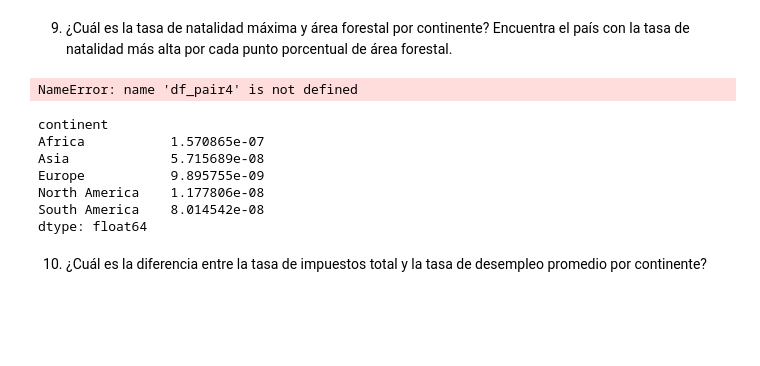
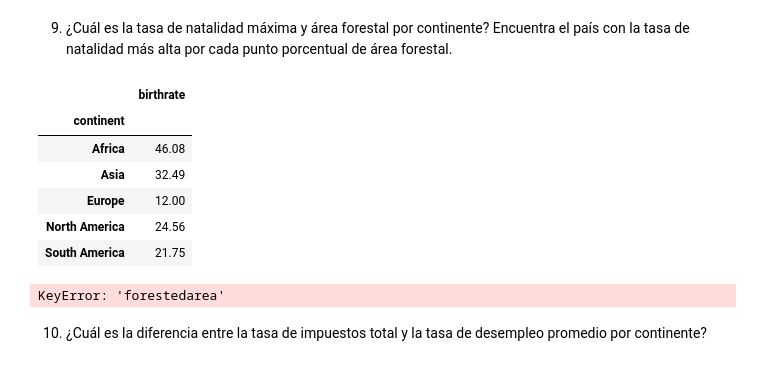
Before and after one commit to BSReguera/Pair-Programming-Modulo-3-Sprint1, a Jupyter notebook: pairprogramming-modulo3-leccion05.ipynb, the cells around one changed output. Saved outputs shown, nothing was run; the diff lists cells and outputs as text; code cells hidden in the pictures; blank space fills up the shorter version.

Commit message:
Review pair 5 and 6

```diff
--- a/pairprogramming-modulo3-leccion05.ipynb
+++ b/pairprogramming-modulo3-leccion05.ipynb
@@ -472,21 +469,26 @@ Index(['unnamed0', 'country', 'density', 'abbreviation', 'agriculturalland',
       dtype='object')
 # %% [markdown]
 9. ¿Cuál es la tasa de natalidad máxima y área forestal por continente? Encuentra el país con la tasa de natalidad más alta por cada punto porcentual de área forestal.
-# %%
-df_conttinent_fertility = df_pair4.groupby(["continent"])[["birth_rate", "forested_area"]].max()
-df_conttinent_fertility
-# %% [output]
-NameError: name 'df_pair4' is not defined
-# %%
-division  = birthrate /ferested_area
-# %% [output]
-continent
-Africa           1.570865e-07
-Asia             5.715689e-08
-Europe           9.895755e-09
-North America    1.177806e-08
-South America    8.014542e-08
-dtype: float64
+# %%
+# Agrupar por continente y encontrar la tasa de natalidad máxima y el área forestal máxima
+continent_fertility = df_pair4.groupby("continent")[["birthrate", "forestedarea"]].max()
+continent_fertility
+# %% [output]
+|  | birthrate |
+| continent |  |
+| Africa | 46.08 |
+| Asia | 32.49 |
+| Europe | 12.00 |
+| North America | 24.56 |
+| South America | 21.75 |
+# %%
+# Calcular la tasa de natalidad por punto porcentual de área forestal
+continent_fertility["birthrate_per_forest_area"] = continent_fertility["birthrate"] / continent_fertility["forestedarea"]
+
+# Mostrar el resultado
+print(continent_fertility)
+# %% [output]
+KeyError: 'forestedarea'
 # %% [markdown]
 10. ¿Cuál es la diferencia entre la tasa de impuestos total y la tasa de desempleo promedio por continente?
 # %%
```
Also changed, not shown: parts of 9 cells of this notebook, 2 other files.
